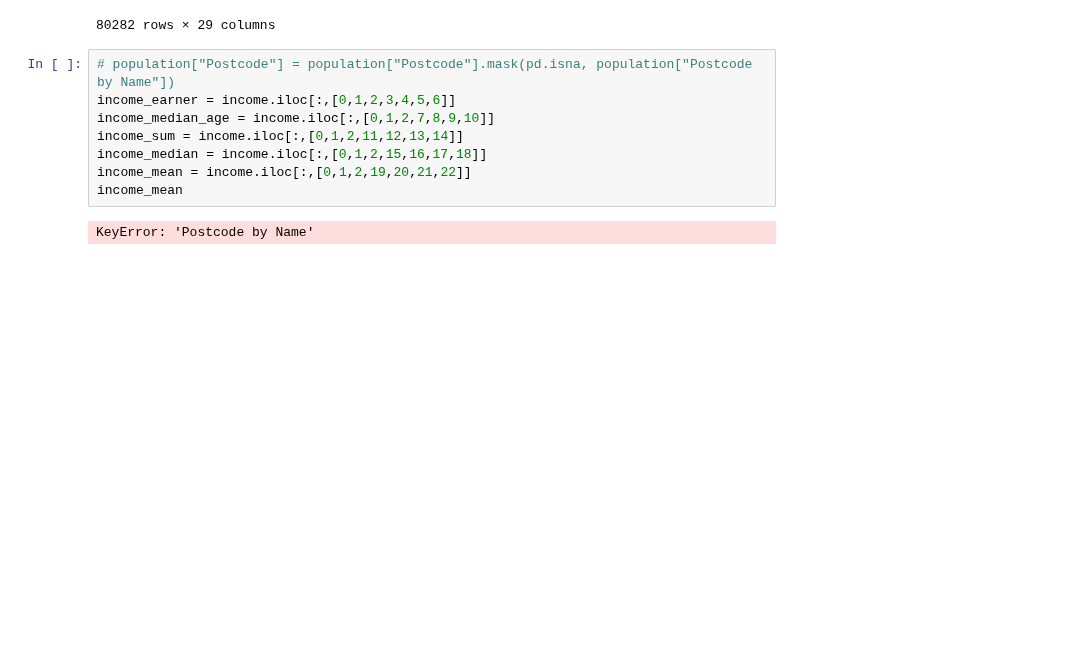
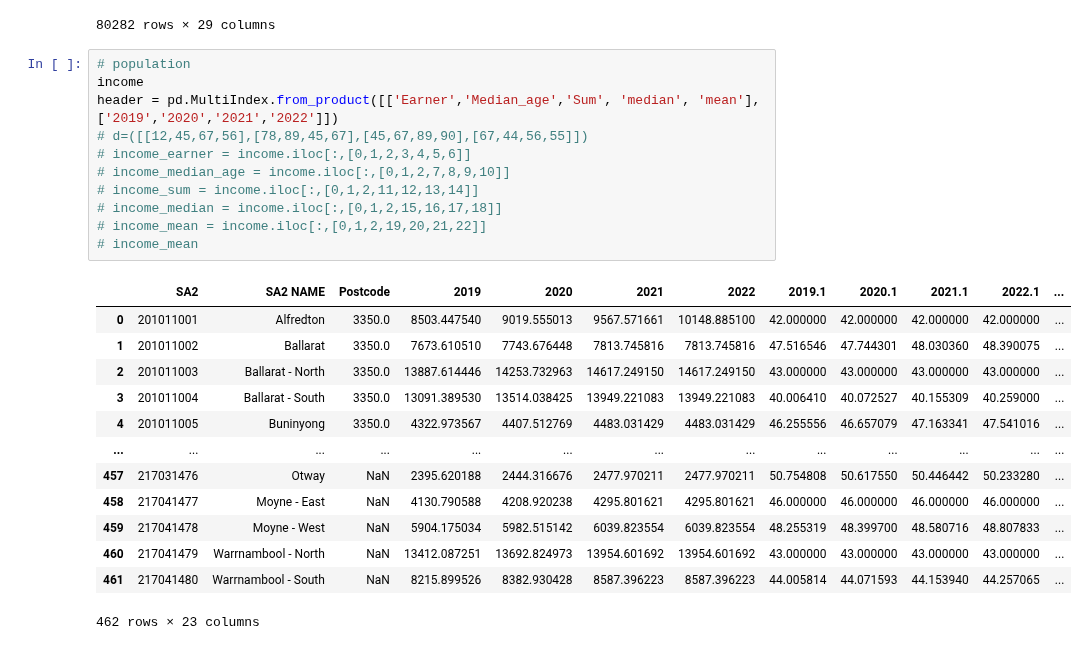
Before and after one commit to MAST30034-Applied-Data-Science/generic-real-estate-consulting-project-group-12, a Jupyter notebook: notebooks/merge.ipynb, the cells around one changed output. Drawn from its saved outputs; the diff is of its cells as text; blank space fills up the shorter version.

```diff
--- a/notebooks/merge.ipynb
+++ b/notebooks/merge.ipynb
@@ -161,12 +161,27 @@ KeyError: 'postcode'
 | 80281 | 333017 | ['house'] | 1.0 | 3.0 | 0.0 | 2022-06-22T01:29:57.253Z | 2022-06-06T01:18:58Z | {"latitude": -36.7355565, "longit... | ... |
 80282 rows × 29 columns
 # %%
-# population["Postcode"] = population["Postcode"].mask(pd.isna, population["Postcode by Name"])
-income_earner = income.iloc[:,[0,1,2,3,4,5,6]]
-income_median_age = income.iloc[:,[0,1,2,7,8,9,10]]
-income_sum = income.iloc[:,[0,1,2,11,12,13,14]]
-income_median = income.iloc[:,[0,1,2,15,16,17,18]]
-income_mean = income.iloc[:,[0,1,2,19,20,21,22]]
-income_mean
+# population
+income
+header = pd.MultiIndex.from_product([['Earner','Median_age','Sum', 'median', 'mean'],['2019','2020','2021','2022']])
+# d=([[12,45,67,56],[78,89,45,67],[45,67,89,90],[67,44,56,55]])
+# income_earner = income.iloc[:,[0,1,2,3,4,5,6]]
+# income_median_age = income.iloc[:,[0,1,2,7,8,9,10]]
+# income_sum = income.iloc[:,[0,1,2,11,12,13,14]]
+# income_median = income.iloc[:,[0,1,2,15,16,17,18]]
+# income_mean = income.iloc[:,[0,1,2,19,20,21,22]]
+# income_mean
 # %% [output]
+|  | SA2 | SA2 NAME | Postcode | 2019 | 2020 | 2021 | 2022 | 2019.1 | 2020.1 | 2021.1 | 2022.1 | ... |
+| 0 | 201011001 | Alfredton | 3350.0 | 8503.447540 | 9019.555013 | 9567.571661 | 10148.885100 | 42.000000 | 42.000000 | 42.000000 | 42.000000 | ... |
+| 1 | 201011002 | Ballarat | 3350.0 | 7673.610510 | 7743.676448 | 7813.745816 | 7813.745816 | 47.516546 | 47.744301 | 48.030360 | 48.390075 | ... |
+| 2 | 201011003 | Ballarat - North | 3350.0 | 13887.614446 | 14253.732963 | 14617.249150 | 14617.249150 | 43.000000 | 43.000000 | 43.000000 | 43.000000 | ... |
+| 3 | 201011004 | Ballarat - South | 3350.0 | 13091.389530 | 13514.038425 | 13949.221083 | 13949.221083 | 40.006410 | 40.072527 | 40.155309 | 40.259000 | ... |
+| 4 | 201011005 | Buninyong | 3350.0 | 4322.973567 | 4407.512769 | 4483.031429 | 4483.031429 | 46.255556 | 46.657079 | 47.163341 | 47.541016 | ... |
+| ... | ... | ... | ... | ... | ... | ... | ... | ... | ... | ... | ... | ... |
+| 457 | 217031476 | Otway | NaN | 2395.620188 | 2444.316676 | 2477.970211 | 2477.970211 | 50.754808 | 50.617550 | 50.446442 | 50.233280 | ... |
+| 458 | 217041477 | Moyne - East | NaN | 4130.790588 | 4208.920238 | 4295.801621 | 4295.801621 | 46.000000 | 46.000000 | 46.000000 | 46.000000 | ... |
+| 459 | 217041478 | Moyne - West | NaN | 5904.175034 | 5982.515142 | 6039.823554 | 6039.823554 | 48.255319 | 48.399700 | 48.580716 | 48.807833 | ... |
+| 460 | 217041479 | Warrnambool - North | NaN | 13412.087251 | 13692.824973 | 13954.601692 | 13954.601692 | 43.000000 | 43.000000 | 43.000000 | 43.000000 | ... |
+| 461 | 217041480 | Warrnambool - South | NaN | 8215.899526 | 8382.930428 | 8587.396223 | 8587.396223 | 44.005814 | 44.071593 | 44.153940 | 44.257065 | ... |
-KeyError: 'Postcode by Name'
+462 rows × 23 columns
```
Also changed, not shown: 3 other files.
